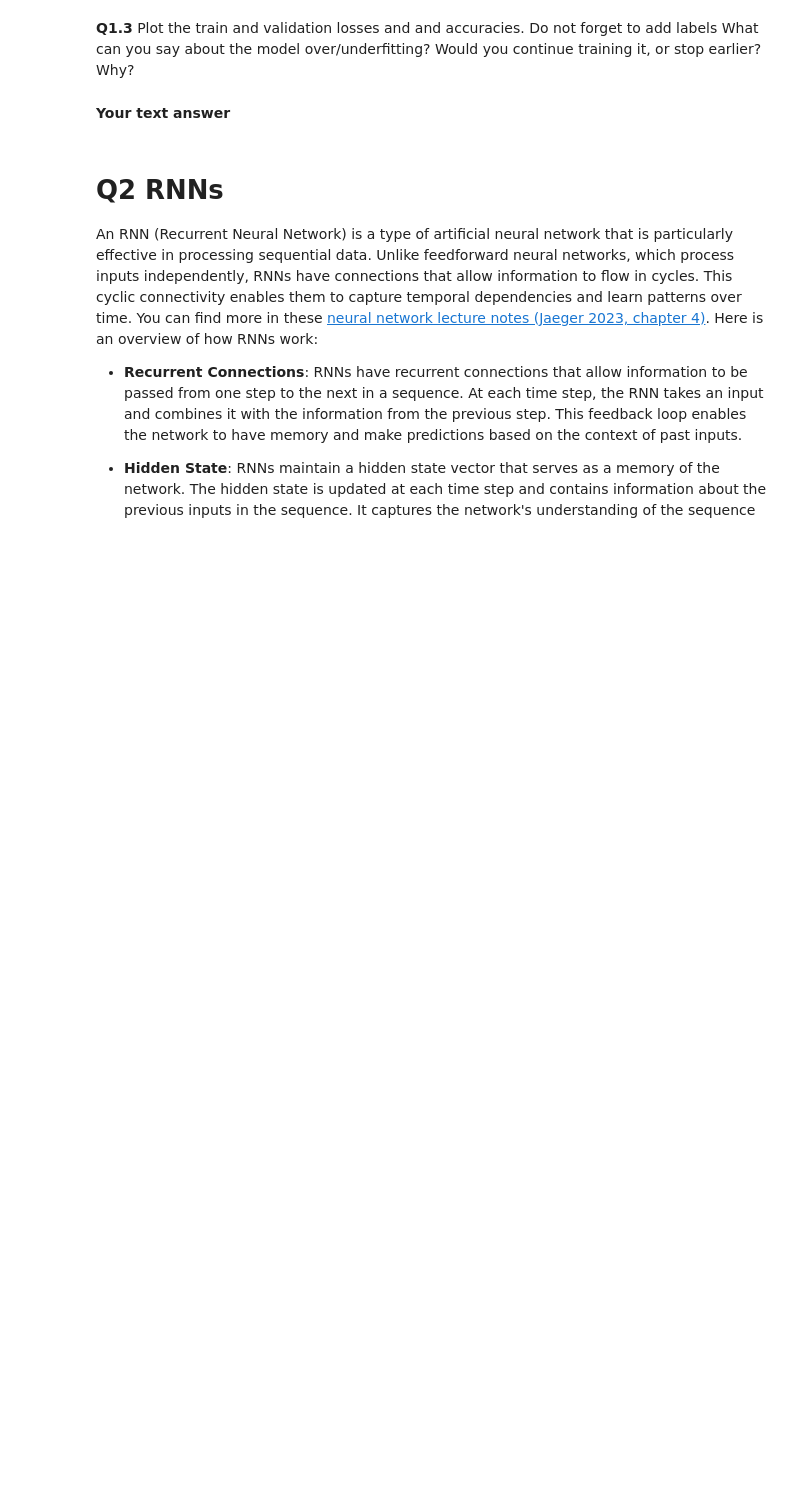
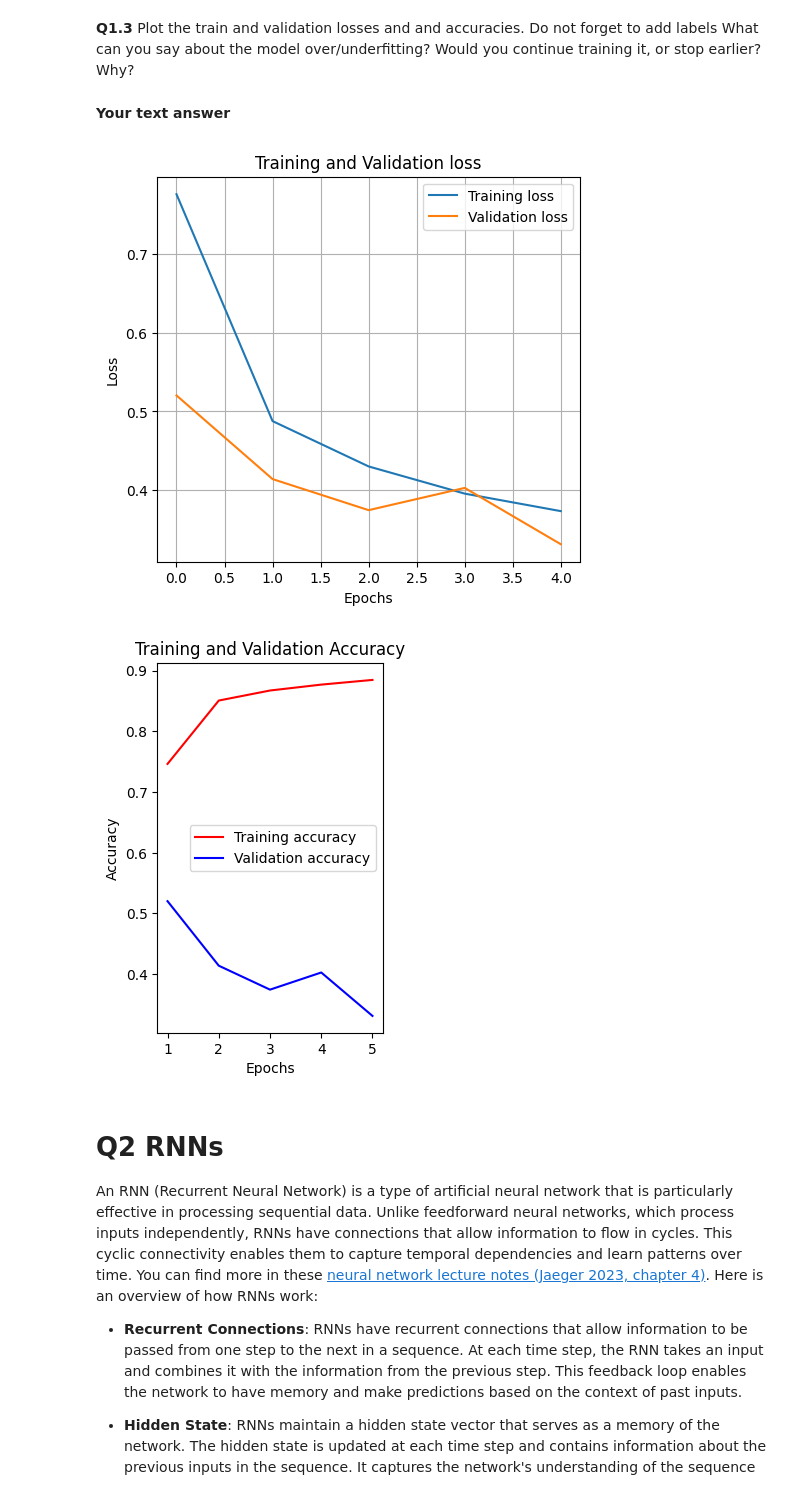
Before and after one commit to mrozalski/TMDL2024, a Jupyter notebook: week4/Assignment 4 - Empty - 2024.ipynb, the cells around one changed output. Drawn from its saved outputs; the diff is of its cells as text; code cells hidden in the pictures; blank space fills up the shorter version.

```diff
--- a/week4/Assignment 4 - Empty - 2024.ipynb
+++ b/week4/Assignment 4 - Empty - 2024.ipynb
@@ -66,8 +66,6 @@ x_test = x_test.reshape(-1, 28, 28, 1).astype('float32') / 255.0
 y_train = keras.utils.to_categorical(y_train)
 y_test = keras.utils.to_categorical(y_test)
 # %%
-# TODO: Complete this cell
-
 # A Conv2D layer performs 2D convolution -- the same as we saw in class.
 # The main inputs to this class are the number of kernels, the size of each kernel,
 # the non-linear activation function and the input shape. Optionally, you can define a padding
@@ -82,11 +80,10 @@ y_test = keras.utils.to_categorical(y_test)
 
 # Build the model
 model = keras.Sequential([
-    keras.layers.Conv2D(..., kernel_size=..., activation=..., input_shape=(28, 28, 1)), # i'll give you the first shape for free
-    ...                                                # add more layers here if you need to
+    keras.layers.Conv2D(1, kernel_size=(23,23), activation='relu', input_shape=(28, 28, 1)), # i'll give you the first shape for free
     keras.layers.Flatten(),                            # flatten to dense layer for classification
-    keras.layers.Dense(..., activation=...),           # add dense layer (add more if you want)
-    keras.layers.Dense(..., activation='softmax')      # final dense layer (how many categories are there?).
+    keras.layers.Dense(128, activation='relu'),           # add dense layer (add more if you want)
+    keras.layers.Dense(10, activation='softmax')      # final dense layer (how many categories are there?).
                                                        # softmax for probability distribution output
 ])
 
@@ -94,8 +91,8 @@ model = keras.Sequential([
 model.compile(optimizer='adam', loss='categorical_crossentropy', metrics=['accuracy'])
 
 # Train the model: choose batch size and number of epochs
-history = model.fit(x_train, y_train, batch_size=..., epochs=..., validation_split=0.2)
+history = model.fit(x_train, y_train, batch_size=64, epochs=5, validation_split=0.2)
 
 # Evaluate the model
-test_loss, test_acc = model.evaluate(...)
+test_loss, test_acc = model.evaluate(x_test, y_test)
 print('Test accuracy:', test_acc)
@@ -105,20 +115,29 @@ print('Test accuracy:', test_acc)
 **Your text answer**
 # %%
 # plot losses
-plt.plot(history.history["loss"], label=...) # plot loss
-plt.plot(history.history[...], label=...) # plot val_loss
-plt.ylabel(...)
-plt.xlabel(...) # x-axis=epochs
+plt.figure(figsize=(12, 5))
+plt.subplot(1, 2, 1)
+plt.plot(history.history["loss"], label='Training loss') # plot loss
+plt.plot(history.history['val_loss'], label='Validation loss') # plot val_loss
+plt.ylabel('Loss')
+plt.xlabel('Epochs') # x-axis=epochs
 plt.grid()
 plt.legend()
-plt.title(...)
+plt.title('Training and Validation loss')
 plt.show()
 
 # plot accuracies
-plt.plot(...) # plot accuracy
-plt.plot(...) # plot val_accuracy
-...
+plt.subplot(1, 2, 2)
+plt.plot(range(1, len(history.history['loss']) + 1), history.history['accuracy'], 'r', label='Training accuracy') # plot accuracy
+plt.plot(range(1, len(history.history['loss']) + 1), history.history['val_loss'], 'b', label='Validation accuracy')
+plt.title('Training and Validation Accuracy')
+plt.xlabel('Epochs')
+plt.ylabel('Accuracy')
+plt.legend()
 plt.show()
+# %% [output]
+[figure, added]
+[figure, added]
 # %% [markdown]
 # Q2 RNNs
 
```
Also changed, not shown: parts of 8 cells of this notebook.
